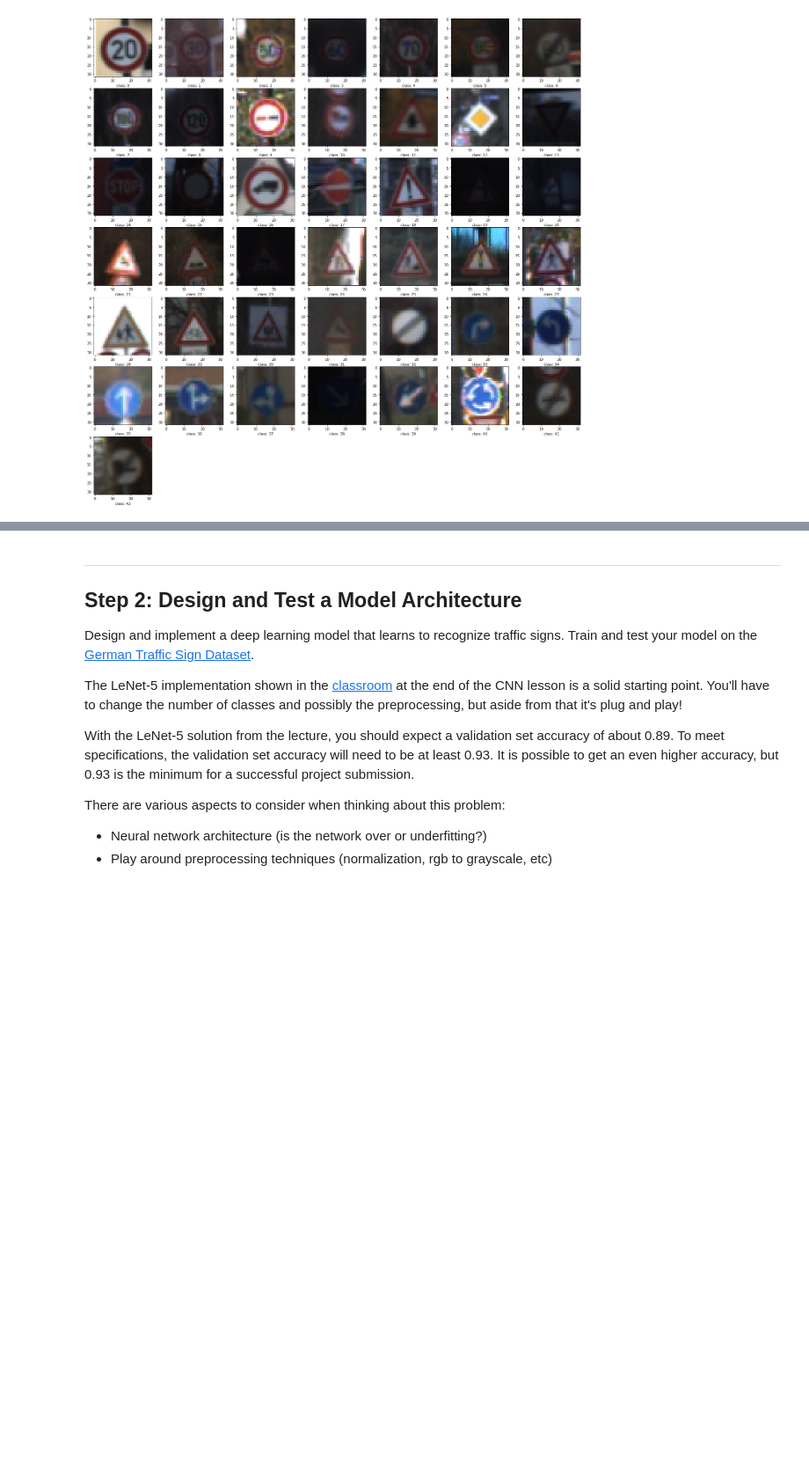
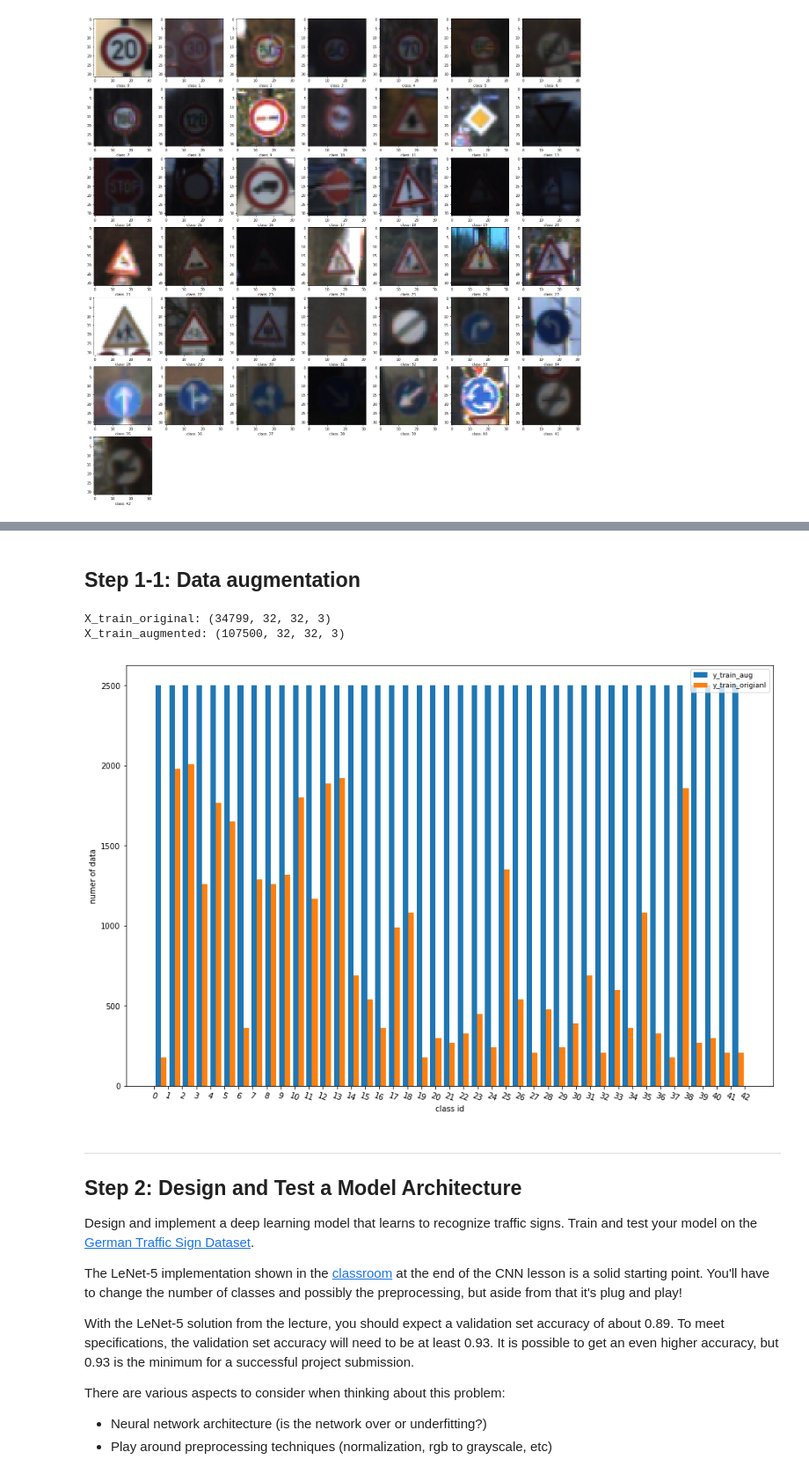
Before and after one commit to Tsuihao/CarND-Traffic-Sign-Classifier-Project, a Jupyter notebook: Traffic_Sign_Classifier.ipynb, the cells around one changed output, grey strips where cells are left out. Shown: that part at 88% size. Saved outputs shown, nothing was run; the diff lists cells and outputs as text; code cells hidden in the pictures; blank space fills up the shorter version.

```diff
--- a/Traffic_Sign_Classifier.ipynb
+++ b/Traffic_Sign_Classifier.ipynb
@@ -159,0 +156,2 @@ plt.show()
+# %% [markdown]
+## Step 1-1: Data augmentation
@@ -160,3 +162,50 @@ plt.show()
+# %%
+y_train_dict = Counter(y_train_original)
+# %%
+count_train = np.array([y_train_dict[i] for i in range(43)])
+# %%
+config = tf.ConfigProto() # https://github.com/tensorflow/tensorflow/blob/master/tensorflow/core/protobuf/config.proto
+config.gpu_options.allow_growth = True
+dataAugmentation = DataAugmentation()
+X_train_add = []
+y_train_add = []
+sample_add = 2500 - np.array(count_train)  # Intend to have all classes have 2500 smaples
+with tf.Session() as sess:
+    #for i in tqdm_notebook(range(43), desc='classes'): # cause widget issue
+    for i in range(43):
+        indices = (y_train_original == i)
+        imgs = X_train_original[indices]
+
+        #for j in tqdm_notebook(range(sample_add[i]), desc='samples', leave=False):
+        for j in range(sample_add[i]):
+            index = random.randint(0, len(imgs)-1)
+            img = dataAugmentation.image_process(sess, imgs[index])
+            X_train_add.append(img)
+            y_train_add.append(i)
+# %%
+X_train_add = np.array(X_train_add)
+y_train_add = np.array(y_train_add)
+
+X_train_augmented = np.vstack([X_train_original, X_train_add])
+y_train_augmented = np.hstack([y_train_original, y_train_add])
+
+print('X_train_original: {}'.format(X_train_original.shape))
+print('X_train_augmented: {}'.format(X_train_augmented.shape))
+# %% [output]
+X_train_original: (34799, 32, 32, 3)
+X_train_augmented: (107500, 32, 32, 3)
+# %%
+class_id = np.array(list(range(n_classes)))
+# Visualize the distribution of datasets
+fig = plt.figure(figsize=(15,10))
+plt.hist([y_train_augmented, y_train_original], bins =n_classes)
+plt.legend(['y_train_aug', 'y_train_origianl'], fontsize=9)
+plt.xlabel('class id')
+plt.ylabel('numer of data')
+plt.xticks(class_id,class_id, rotation=-20)
+plt.show()
+# %% [output]
+[figure, added]
 # %% [markdown]
 ----
 
```
Also changed, not shown: parts of 24 cells of this notebook, 18 other files.
